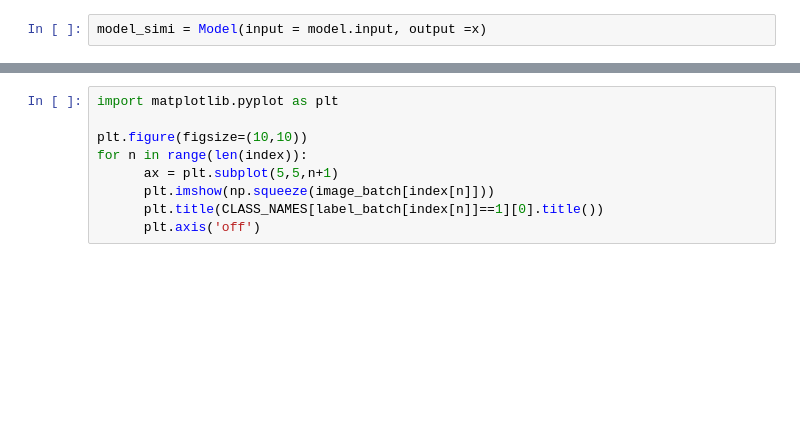
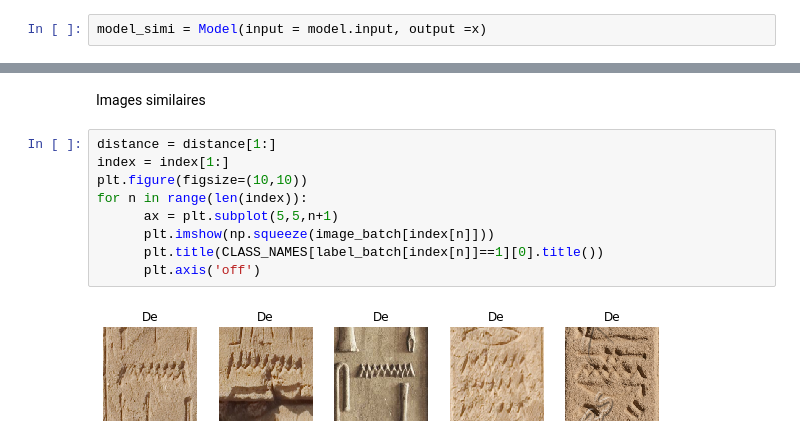
Before and after one commit to ivenwicht2/TER, a Jupyter notebook: model.ipynb, the cells around one changed output, grey strips where cells are left out. Cells and saved outputs as stored; diff of their text form; blank space fills up the shorter version.

```diff
--- a/model.ipynb
+++ b/model.ipynb
@@ -182,9 +214,13 @@ distance,index = spatial.KDTree(X).query(quer,k=6)
+# %% [markdown]
+Images similaires
 # %%
-import matplotlib.pyplot as plt
-
+distance = distance[1:]
+index = index[1:]
 plt.figure(figsize=(10,10))
 for n in range(len(index)):
       ax = plt.subplot(5,5,n+1)
       plt.imshow(np.squeeze(image_batch[index[n]]))
       plt.title(CLASS_NAMES[label_batch[index[n]]==1][0].title())
       plt.axis('off')
+# %% [output]
+[figure, added]
```
Also changed, not shown: parts of 42 cells of this notebook.
